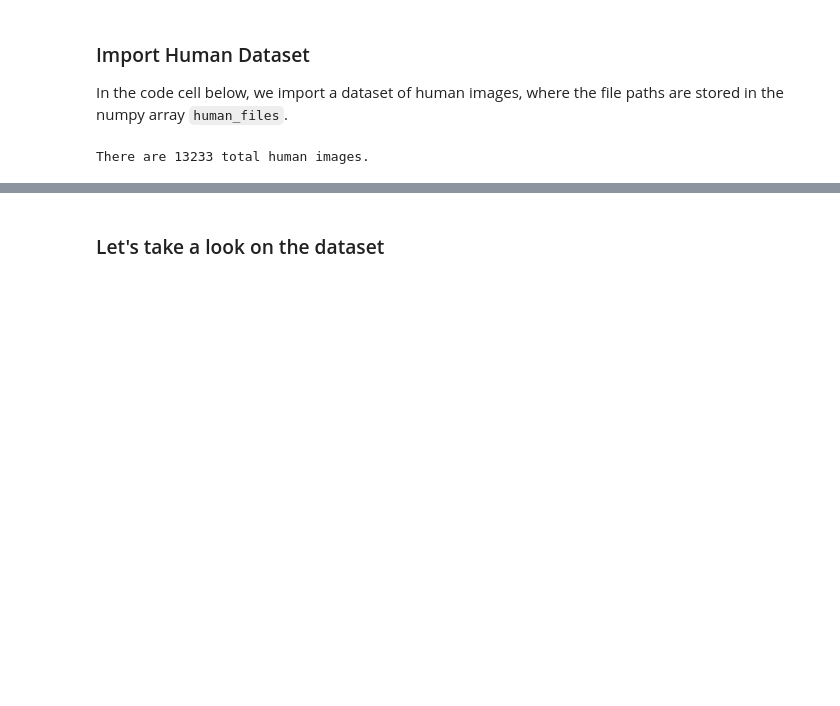
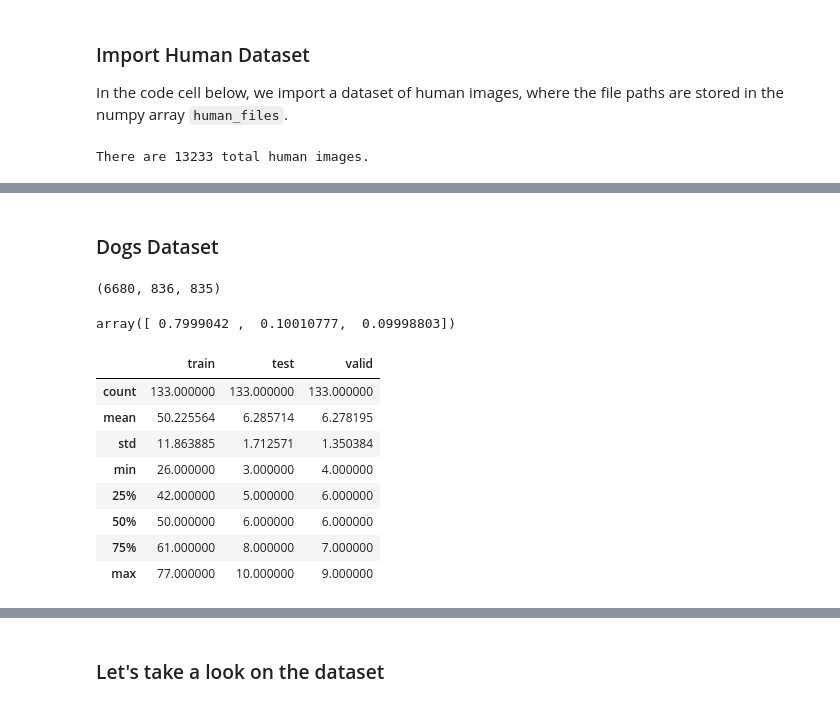
Before and after one commit to gustaph/dog-breed-classification, a Jupyter notebook: udacity-workspace/dog_app.ipynb, the cells around one changed output, grey strips where cells are left out. Drawn from its saved outputs; the diff is of its cells as text; code cells hidden in the pictures; blank space fills up the shorter version.

```diff
--- a/udacity-workspace/dog_app.ipynb
+++ b/udacity-workspace/dog_app.ipynb
@@ -117,0 +133,2 @@ There are 13233 total human images.
+# %% [markdown]
+### Dogs Dataset
@@ -117,0 +141,12 @@ There are 13233 total human images.
+# %%
+# total number of files
+
+count_train.sum(), count_test.sum(), count_valid.sum()
+# %% [output]
+(6680, 836, 835)
+# %%
+# split percentage
+
+np.array([6680, 836, 835]) / 8351
+# %% [output]
+array([ 0.7999042 ,  0.10010777,  0.09998803])
@@ -117,0 +156,14 @@ There are 13233 total human images.
+# %%
+info_counts = pd.DataFrame.from_records([df_counts["train"].describe(), df_counts["test"].describe(), df_counts["valid"].describe()]).T
+info_counts.columns = ["train", "test", "valid"]
+info_counts
+# %% [output]
+|  | train | test | valid |
+| count | 133.000000 | 133.000000 | 133.000000 |
+| mean | 50.225564 | 6.285714 | 6.278195 |
+| std | 11.863885 | 1.712571 | 1.350384 |
+| min | 26.000000 | 3.000000 | 4.000000 |
+| 25% | 42.000000 | 5.000000 | 6.000000 |
+| 50% | 50.000000 | 6.000000 | 6.000000 |
+| 75% | 61.000000 | 8.000000 | 7.000000 |
+| max | 77.000000 | 10.000000 | 9.000000 |
```
Also changed, not shown: parts of 22 cells of this notebook, 1 other file.
